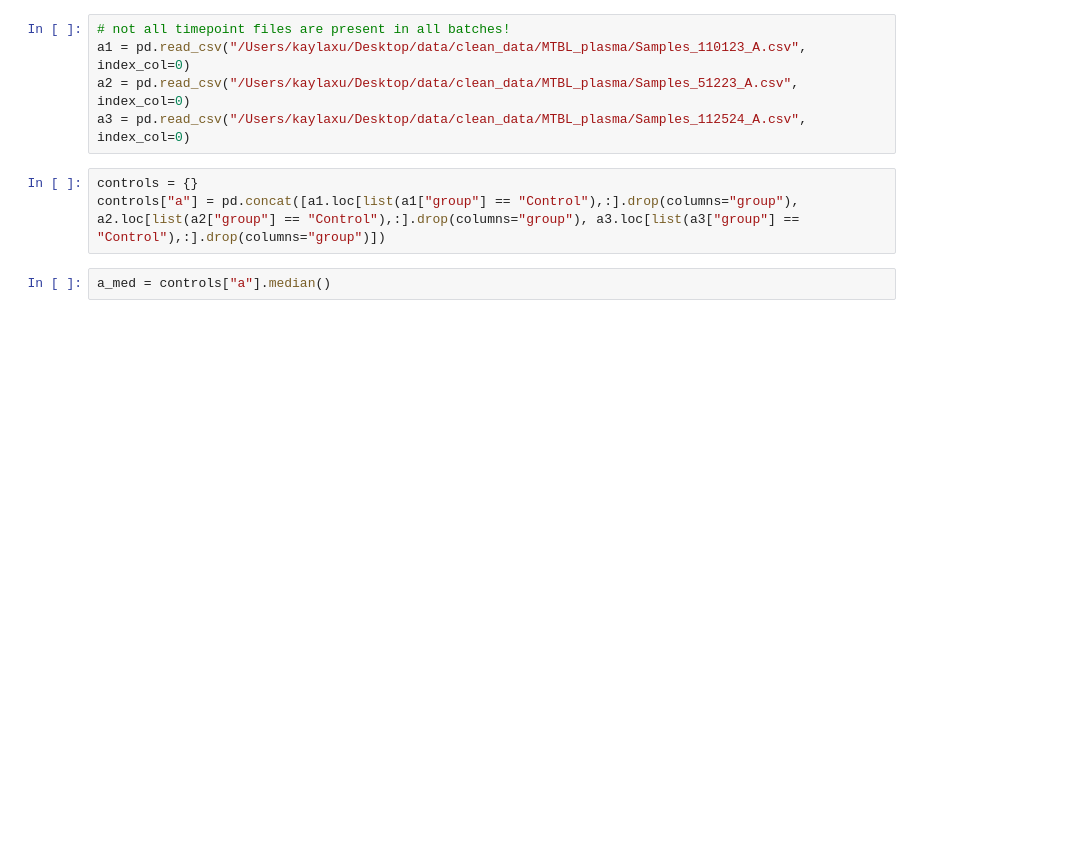
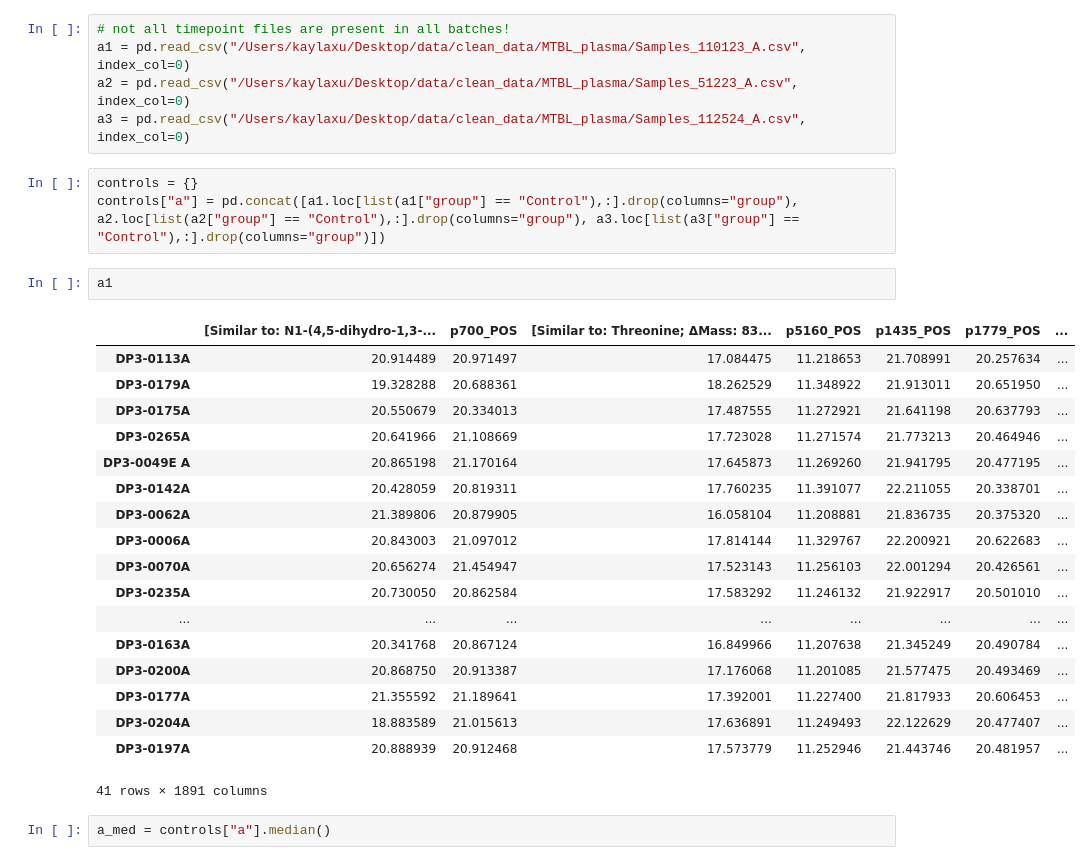
Before and after one commit to spiekos/PiekosLab, a Jupyter notebook: kaylaxu/MTBL_MAD.ipynb, the cells around one changed output. Saved outputs shown, nothing was run; the diff lists cells and outputs as text; blank space fills up the shorter version.

```diff
--- a/kaylaxu/MTBL_MAD.ipynb
+++ b/kaylaxu/MTBL_MAD.ipynb
@@ -24,6 +24,27 @@ a3 = pd.read_csv("/Users/kaylaxu/Desktop/data/clean_data/MTBL_plasma/Samples_112
 # %%
 controls = {}
 controls["a"] = pd.concat([a1.loc[list(a1["group"] == "Control"),:].drop(columns="group"), a2.loc[list(a2["group"] == "Control"),:].drop(columns="group"), a3.loc[list(a3["group"] == "Control"),:].drop(columns="group")])
+# %%
+a1
+# %% [output]
+|  | [Similar to: N1-(4,5-dihydro-1,3-... | p700_POS | [Similar to: Threonine; ΔMass: 83... | p5160_POS | p1435_POS | p1779_POS | ... |
+| DP3-0113A | 20.914489 | 20.971497 | 17.084475 | 11.218653 | 21.708991 | 20.257634 | ... |
+| DP3-0179A | 19.328288 | 20.688361 | 18.262529 | 11.348922 | 21.913011 | 20.651950 | ... |
+| DP3-0175A | 20.550679 | 20.334013 | 17.487555 | 11.272921 | 21.641198 | 20.637793 | ... |
+| DP3-0265A | 20.641966 | 21.108669 | 17.723028 | 11.271574 | 21.773213 | 20.464946 | ... |
+| DP3-0049E A | 20.865198 | 21.170164 | 17.645873 | 11.269260 | 21.941795 | 20.477195 | ... |
+| DP3-0142A | 20.428059 | 20.819311 | 17.760235 | 11.391077 | 22.211055 | 20.338701 | ... |
+| DP3-0062A | 21.389806 | 20.879905 | 16.058104 | 11.208881 | 21.836735 | 20.375320 | ... |
+| DP3-0006A | 20.843003 | 21.097012 | 17.814144 | 11.329767 | 22.200921 | 20.622683 | ... |
+| DP3-0070A | 20.656274 | 21.454947 | 17.523143 | 11.256103 | 22.001294 | 20.426561 | ... |
+| DP3-0235A | 20.730050 | 20.862584 | 17.583292 | 11.246132 | 21.922917 | 20.501010 | ... |
+| ... | ... | ... | ... | ... | ... | ... | ... |
+| DP3-0163A | 20.341768 | 20.867124 | 16.849966 | 11.207638 | 21.345249 | 20.490784 | ... |
+| DP3-0200A | 20.868750 | 20.913387 | 17.176068 | 11.201085 | 21.577475 | 20.493469 | ... |
+| DP3-0177A | 21.355592 | 21.189641 | 17.392001 | 11.227400 | 21.817933 | 20.606453 | ... |
+| DP3-0204A | 18.883589 | 21.015613 | 17.636891 | 11.249493 | 22.122629 | 20.477407 | ... |
+| DP3-0197A | 20.888939 | 20.912468 | 17.573779 | 11.252946 | 21.443746 | 20.481957 | ... |
+41 rows × 1891 columns
 # %%
 a_med = controls["a"].median()
 # %%
```
Also changed, not shown: parts of 12 cells of this notebook, 2 other files.
